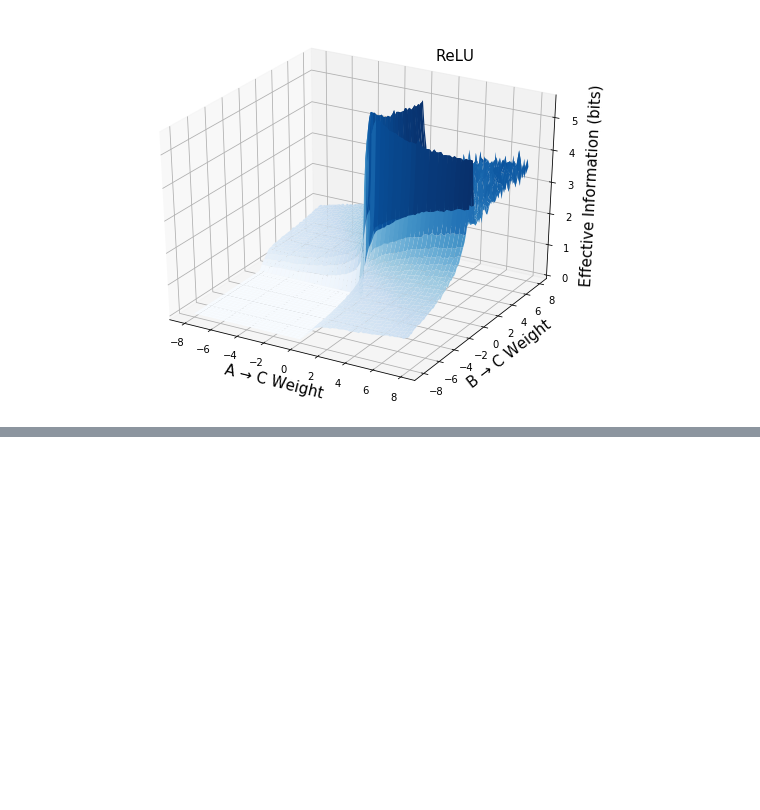
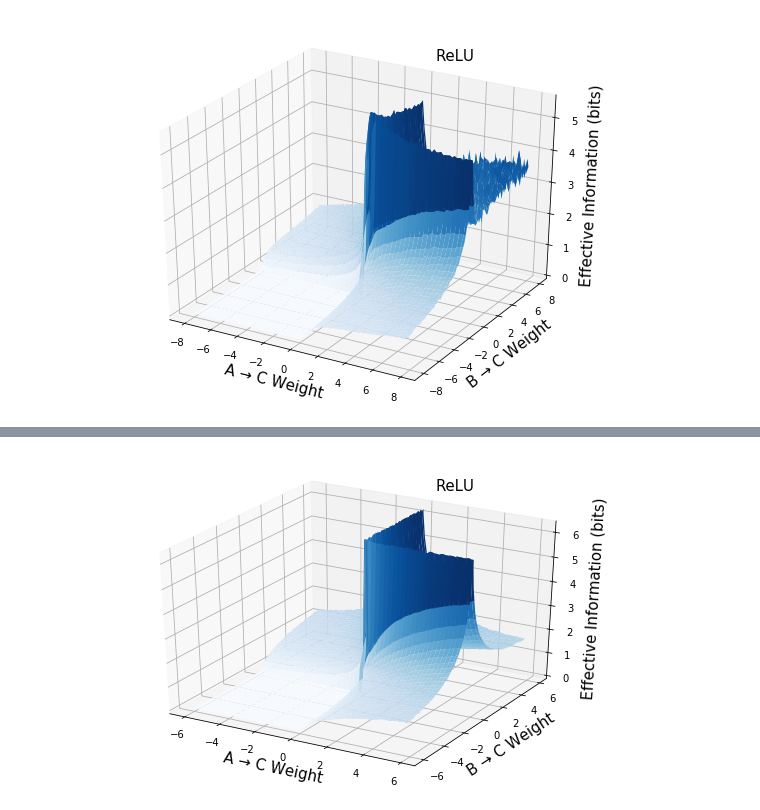
Before and after one commit to ejmichaud/ai-experiments, a Jupyter notebook: effective-information/dev/relu-activations.ipynb, the cells around one changed output, grey strips where cells are left out. Cells and saved outputs as stored; diff of their text form; code cells hidden in the pictures; blank space fills up the shorter version.

```diff
--- a/effective-information/dev/relu-activations.ipynb
+++ b/effective-information/dev/relu-activations.ipynb
@@ -640,0 +695,47 @@ plt.savefig("figures/relu/relu_0_10_0_10_2d-blue", dpi=300, bbox_inches='tight')
+# %%
+tiny_network = nn.Linear(2, 1, bias=False).to(device)
+top = topology_of(tiny_network, input=torch.zeros(1, 2).to(device))
+
+bins = 64
+evalPoints = 100 # originally 50... total = evalPoints * evalPoints
+lbound, ubound = -6, 6
+stepSize = (ubound - lbound) / evalPoints
+
+fig = plt.figure(figsize=(9, 6))
+ax = fig.gca(projection='3d')
+x = y = np.arange(lbound, ubound, stepSize)
+X, Y = np.meshgrid(x, y)
+rX,rY = np.ravel(X), np.ravel(Y)
+
+eis = []
+for i in range(evalPoints * evalPoints):
+    wA, wB = rX[i], rY[i]
+    weights = torch.tensor([[wA, wB]]).to(device)
+    tiny_network.weight.data = weights
+    EI = EI_of_layer(tiny_network, top,
+                     samples=10000,
+                     batch_size=1000,
+                     bins=bins,
+                     in_range=(0, 1),
+                     out_range='dynamic',
+                     activation=nn.ReLU(),
+                     device=device)
+    eis.append(EI)
+
+zs = np.array(eis)
+Z = zs.reshape(X.shape)
+
+ax.plot_surface(X, Y, Z, cmap=plt.cm.Blues)
+
+size = ubound - lbound
+ax.xaxis.set_major_locator(matplotlib.ticker.MultipleLocator(2))
+ax.yaxis.set_major_locator(matplotlib.ticker.MultipleLocator(2))
+
+ax.set_title("ReLU", fontsize=15, x=0.7, y=0.965)
+ax.set_xlabel('A → C Weight', fontsize=15)
+ax.set_ylabel('B → C Weight', fontsize=15)
+ax.set_zlabel('Effective Information (bits)', fontsize=15)
+
+plt.savefig("figures/relu/relu_0_1_dynamic_2d-blue", dpi=300, bbox_inches='tight')
+# %% [output]
+[figure, added]
```
Also changed, not shown: parts of 2 cells of this notebook, 2 other files.
